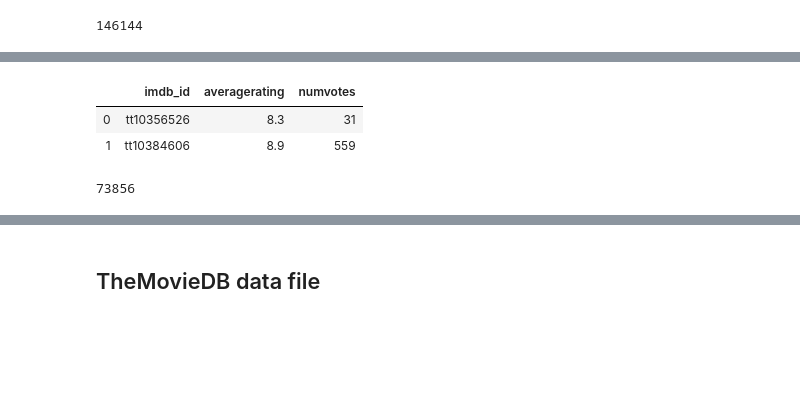
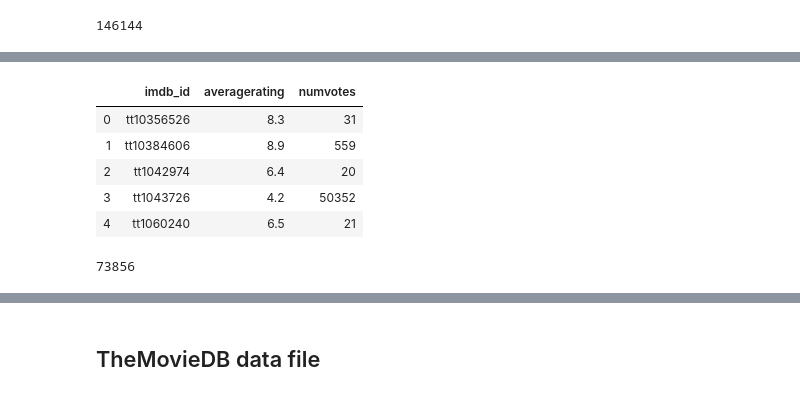
Before and after one commit to GitHub-ccd/Movie_Industry_Analysis_with_Pytho_MOD1, a Jupyter notebook: Data_Cleaning_Exploration.ipynb, the cells around one changed output, grey strips where cells are left out. Drawn from its saved outputs; the diff is of its cells as text; code cells hidden in the pictures; blank space fills up the shorter version.

```diff
--- a/Data_Cleaning_Exploration.ipynb
+++ b/Data_Cleaning_Exploration.ipynb
@@ -235,10 +221,13 @@ crew = crew[crew.directors != 'unknown']
 # %%
 # IMDB ratings
 ratings = pd.read_csv('Data/imdb.title.ratings.csv')
 ratings.rename(columns = {'tconst':'imdb_id'}, inplace = True)
-display(ratings.head(2), len(ratings))
+display(ratings.head(5), len(ratings))
 # %% [output]
 |  | imdb_id | averagerating | numvotes |
 | 0 | tt10356526 | 8.3 | 31 |
 | 1 | tt10384606 | 8.9 | 559 |
+| 2 | tt1042974 | 6.4 | 20 |
+| 3 | tt1043726 | 4.2 | 50352 |
+| 4 | tt1060240 | 6.5 | 21 |
 73856
```
Also changed, not shown: parts of 38 cells of this notebook, 18 other files.
